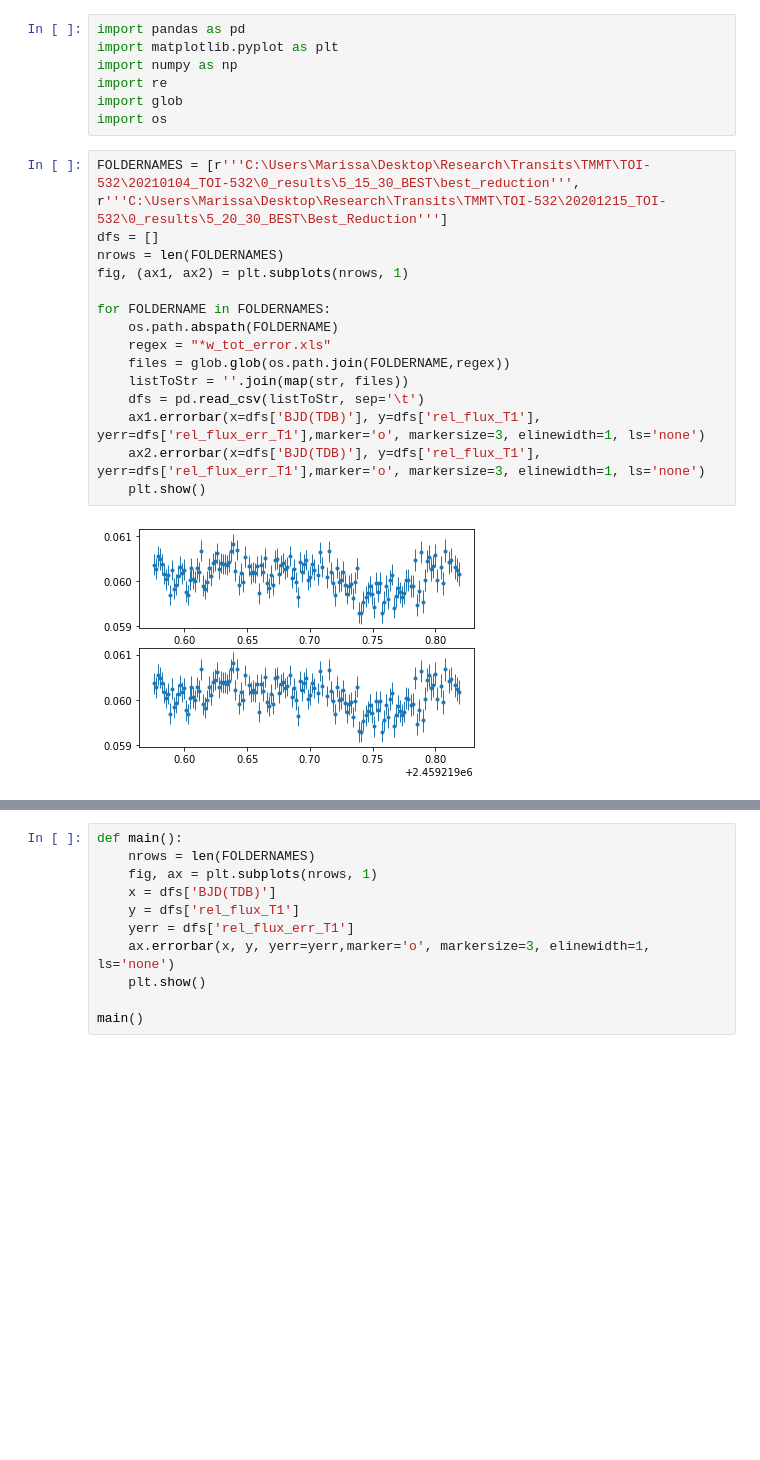
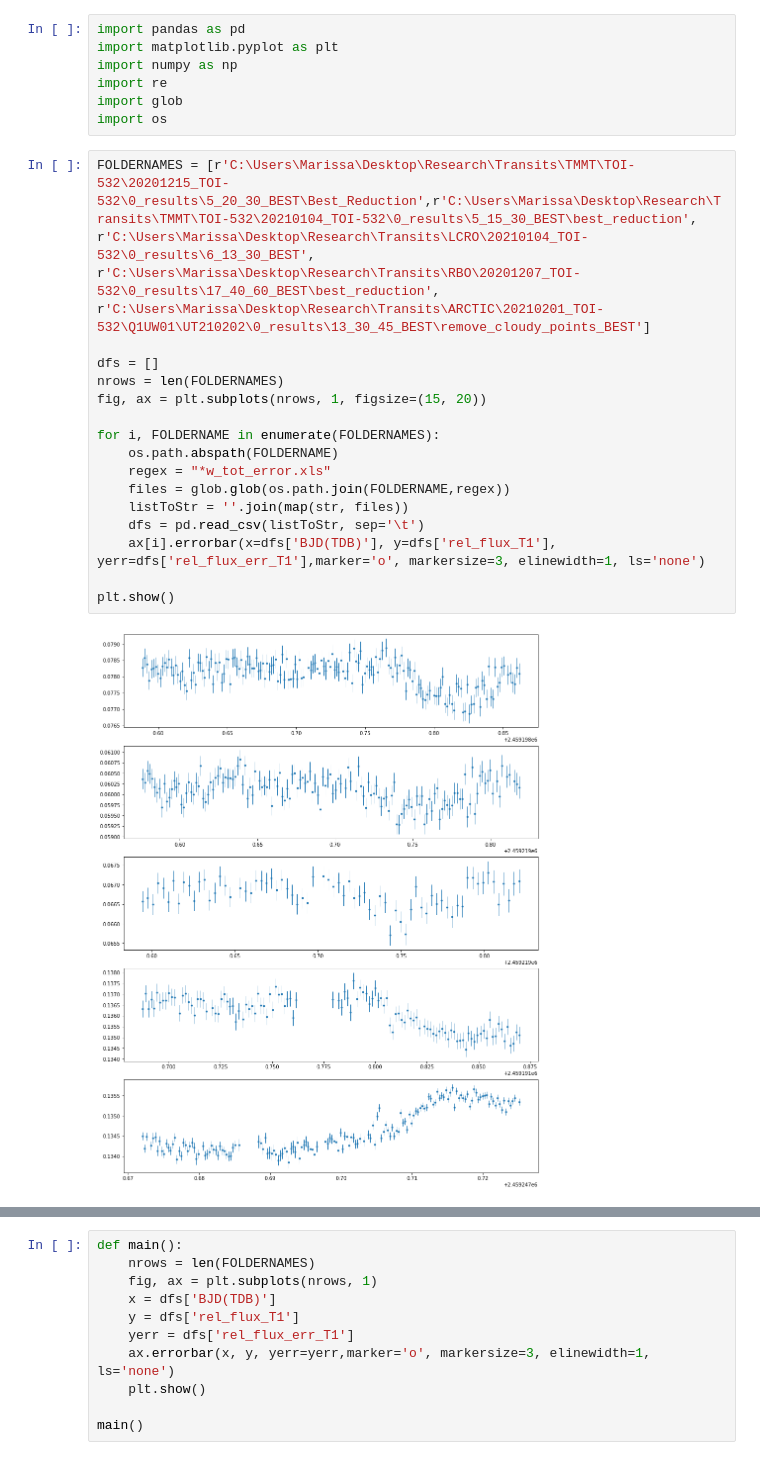
Before and after one commit to mam7337/PSU-Research, a Jupyter notebook: 532_plotting.ipynb, the cells around one changed output, grey strips where cells are left out. Drawn from its saved outputs; the diff is of its cells as text; blank space fills up the shorter version.

Commit message:
write loop to read in xls and make scatter plot

```diff
--- a/532_plotting.ipynb
+++ b/532_plotting.ipynb
@@ -6,21 +6,25 @@ import re
 import glob
 import os
 # %%
-FOLDERNAMES = [r'''C:\Users\Marissa\Desktop\Research\Transits\TMMT\TOI-532\20210104_TOI-532\0_results\5_15_30_BEST\best_reduction''', r'''C:\Users\Marissa\Desktop\Research\Transits\TMMT\TOI-532\20201215_TOI-532\0_results\5_20_30_BEST\Best_Reduction''']
+FOLDERNAMES = [r'C:\Users\Marissa\Desktop\Research\Transits\TMMT\TOI-532\20201215_TOI-532\0_results\5_20_30_BEST\Best_Reduction',r'C:\Users\Marissa\Desktop\Research\Transits\TMMT\TOI-532\20210104_TOI-532\0_results\5_15_30_BEST\best_reduction',
+r'C:\Users\Marissa\Desktop\Research\Transits\LCRO\20210104_TOI-532\0_results\6_13_30_BEST',
+r'C:\Users\Marissa\Desktop\Research\Transits\RBO\20201207_TOI-532\0_results\17_40_60_BEST\best_reduction',
+r'C:\Users\Marissa\Desktop\Research\Transits\ARCTIC\20210201_TOI-532\Q1UW01\UT210202\0_results\13_30_45_BEST\remove_cloudy_points_BEST']
+
 dfs = []
 nrows = len(FOLDERNAMES)
-fig, (ax1, ax2) = plt.subplots(nrows, 1)
+fig, ax = plt.subplots(nrows, 1, figsize=(15, 20))
 
-for FOLDERNAME in FOLDERNAMES:
+for i, FOLDERNAME in enumerate(FOLDERNAMES):
     os.path.abspath(FOLDERNAME)
     regex = "*w_tot_error.xls"
     files = glob.glob(os.path.join(FOLDERNAME,regex))
     listToStr = ''.join(map(str, files))
     dfs = pd.read_csv(listToStr, sep='\t')
-    ax1.errorbar(x=dfs['BJD(TDB)'], y=dfs['rel_flux_T1'], yerr=dfs['rel_flux_err_T1'],marker='o', markersize=3, elinewidth=1, ls='none')
-    ax2.errorbar(x=dfs['BJD(TDB)'], y=dfs['rel_flux_T1'], yerr=dfs['rel_flux_err_T1'],marker='o', markersize=3, elinewidth=1, ls='none')
-    plt.show()
+    ax[i].errorbar(x=dfs['BJD(TDB)'], y=dfs['rel_flux_T1'], yerr=dfs['rel_flux_err_T1'],marker='o', markersize=3, elinewidth=1, ls='none')
+
+plt.show()
 # %% [output]
-[figure, old version]
+[figure, new version]
 # %%
 
```
Also changed, not shown: parts of 5 cells of this notebook.
